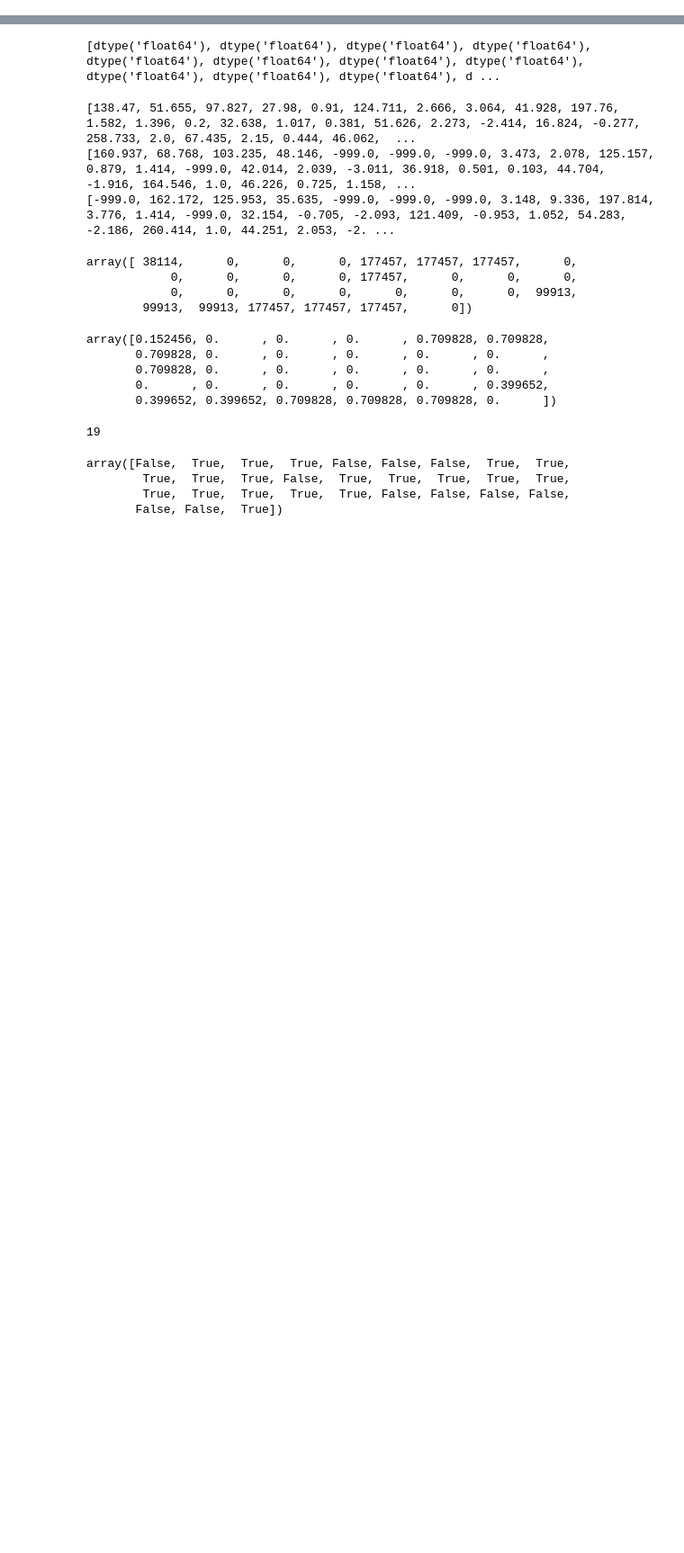
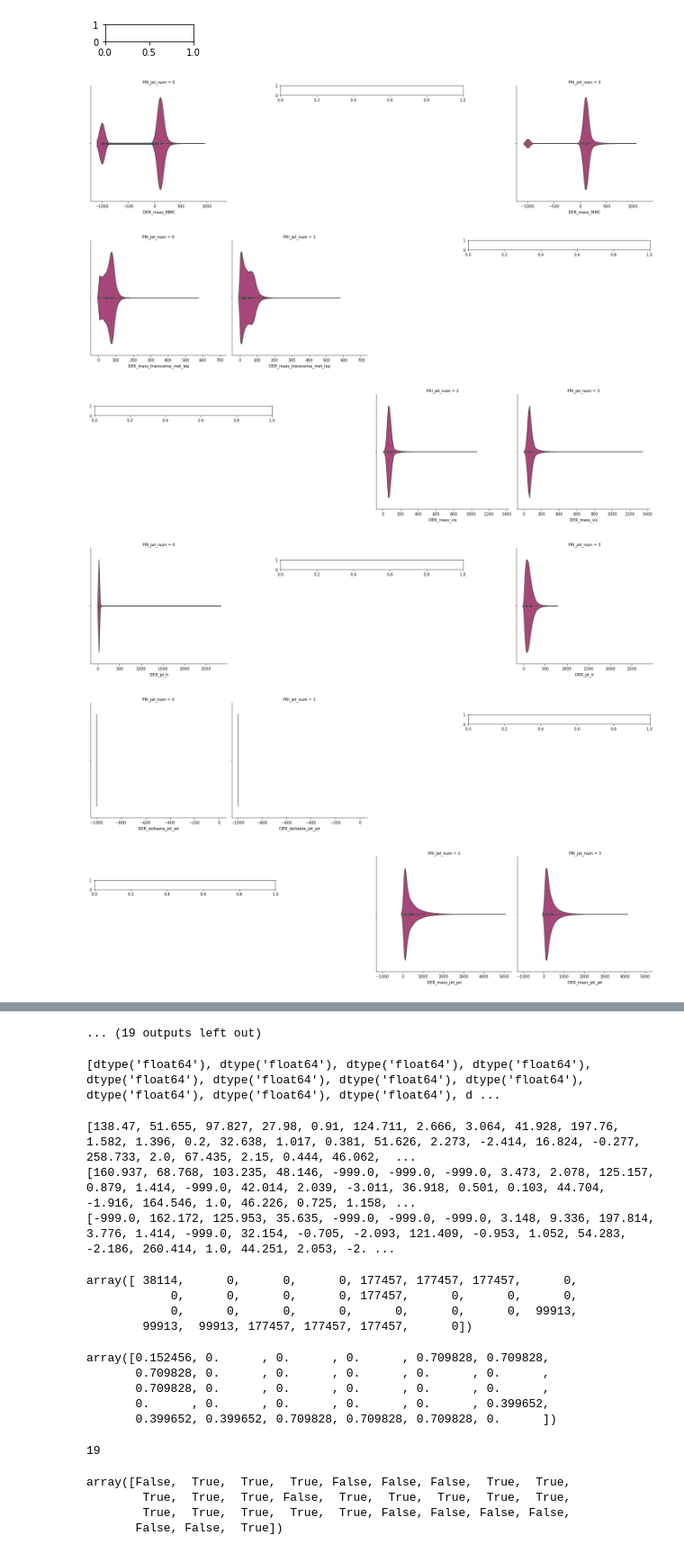
Before and after one commit to mismayil/higgs-boson, a Jupyter notebook: exploration.ipynb, the cells around one changed output, grey strips where cells are left out. Shown at 90% size. Cells and saved outputs as stored; diff of their text form; code cells hidden in the pictures; blank space fills up the shorter version.

```diff
--- a/exploration.ipynb
+++ b/exploration.ipynb
@@ -25,0 +80,16 @@ tX.shape
+# %%
+def seaborn_plot_features(df):
+    i=0
+    for feature_name in df.columns[2:]:
+        plt.subplot(10,3,i+1)
+        sns.catplot(data=df, col="PRI_jet_num",x=feature_name, palette="magma", kind = "violin", split = True)
+        i+=1
+seaborn_plot_features(df)
+# %% [output]
+[figure, added]
+[figure, added]
+[figure, added]
+[figure, added]
+[figure, added]
+[figure, added]
+[figure, added]
@@ -26,3 +101,4 @@ tX.shape
+... (19 outputs left out)
 # %%
 print([tX[:, col].dtype for col in range(30)])
 # %% [output]
```
Also changed, not shown: parts of 10 cells of this notebook, 1 other file.
